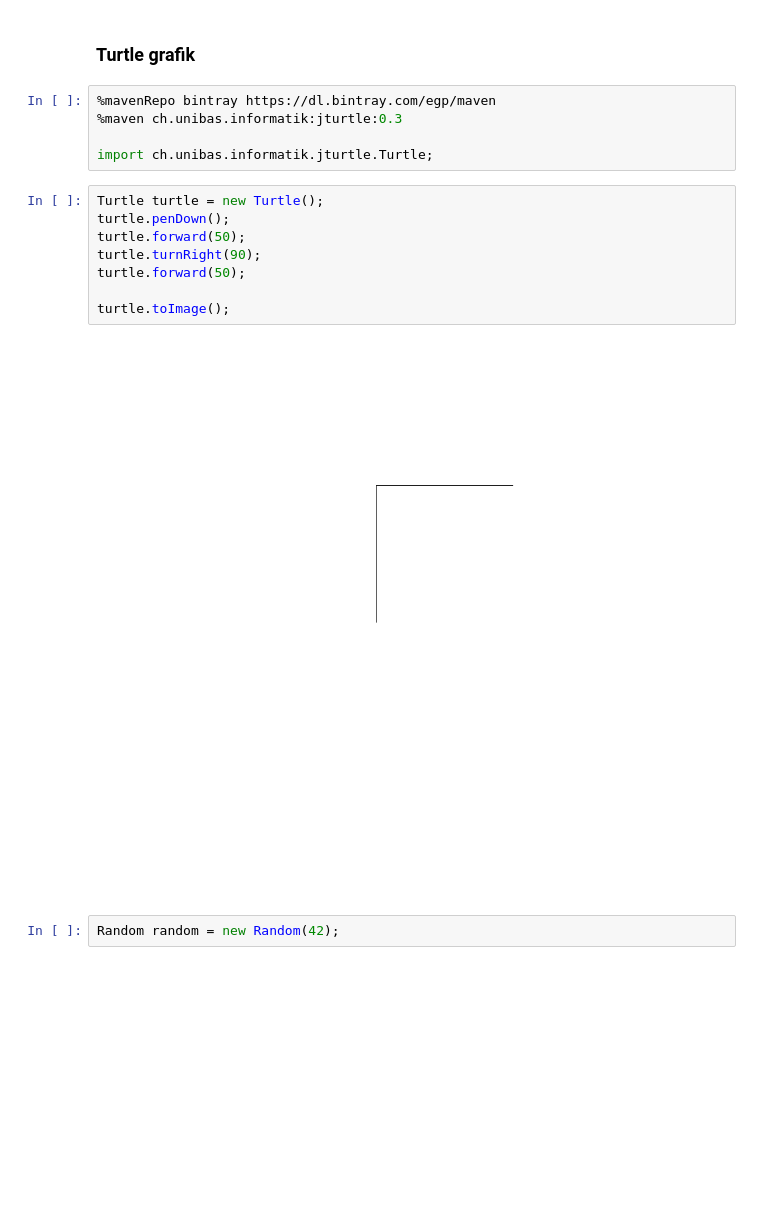
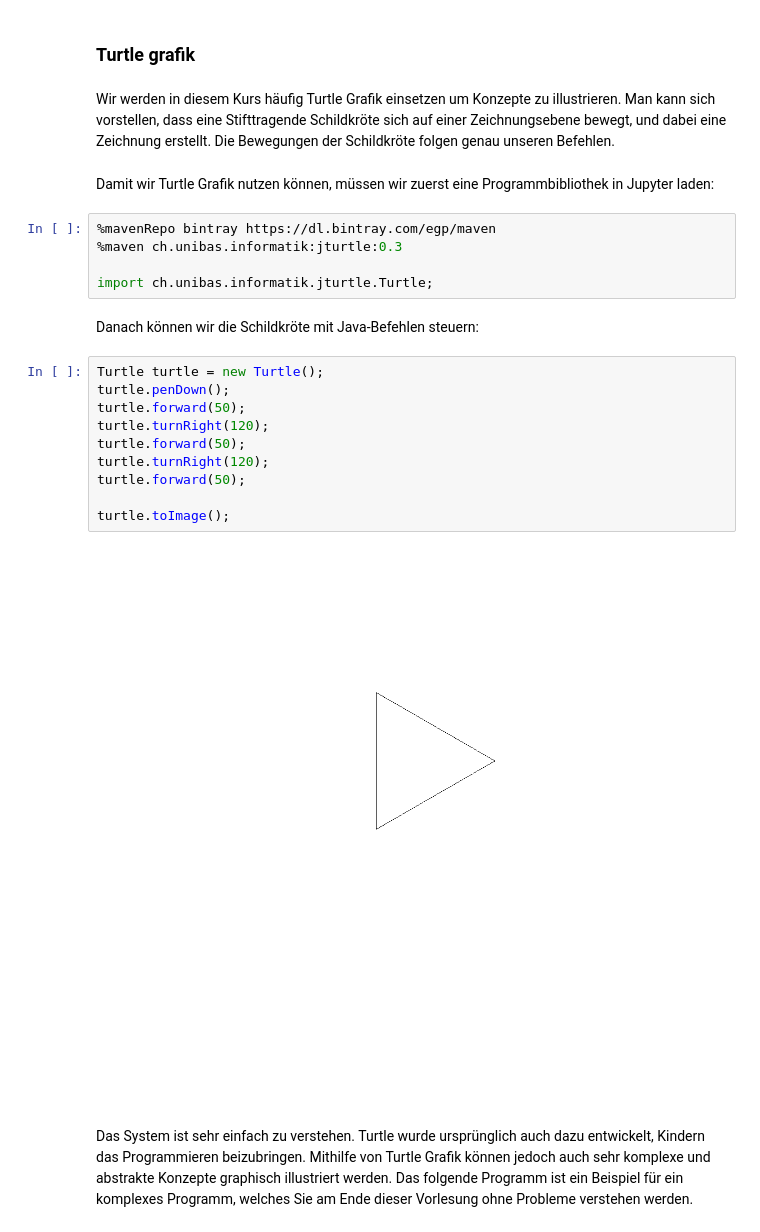
Before and after one commit to unibas-marcelluethi/gdp, a Jupyter notebook: notebooks/JupyterEinfuehrung.ipynb, the cells around one changed output. Drawn from its saved outputs; the diff is of its cells as text; blank space fills up the shorter version.

```diff
--- a/notebooks/JupyterEinfuehrung.ipynb
+++ b/notebooks/JupyterEinfuehrung.ipynb
@@ -17,20 +23,28 @@ Willkommen zu Grundlagen der Programmierung
 # %% [markdown]
 ### Turtle grafik
+# %% [markdown]
+Wir werden in diesem Kurs häufig Turtle Grafik einsetzen um Konzepte zu illustrieren. Man kann sich vorstellen, dass eine Stifttragende Schildkröte sich auf einer Zeichnungsebene bewegt, und dabei eine Zeichnung erstellt. Die Bewegungen der Schildkröte folgen genau unseren Befehlen.
+# %% [markdown]
+Damit wir Turtle Grafik nutzen können, müssen wir zuerst eine Programmbibliothek in Jupyter laden:
 # %%
 %mavenRepo bintray https://dl.bintray.com/egp/maven
 %maven ch.unibas.informatik:jturtle:0.3
 
 import ch.unibas.informatik.jturtle.Turtle;
+# %% [markdown]
+Danach können wir die Schildkröte mit Java-Befehlen steuern:
 # %%
 Turtle turtle = new Turtle();
 turtle.penDown();
 turtle.forward(50);
-turtle.turnRight(90);
+turtle.turnRight(120);
+turtle.forward(50);
+turtle.turnRight(120);
 turtle.forward(50);
 
 turtle.toImage();
 # %% [output]
-[figure, old version]
+[figure, new version]
-# %%
-Random random = new Random(42);
+# %% [markdown]
+Das System ist sehr einfach zu verstehen. Turtle wurde ursprünglich auch dazu entwickelt, Kindern das Programmieren beizubringen. Mithilfe von Turtle Grafik können jedoch auch sehr komplexe und abstrakte Konzepte graphisch illustriert werden. Das folgende Programm ist ein Beispiel für ein komplexes Programm, welches Sie am Ende dieser Vorlesung ohne Probleme verstehen werden.
 # %%
```
Also changed, not shown: parts of 8 cells of this notebook.
